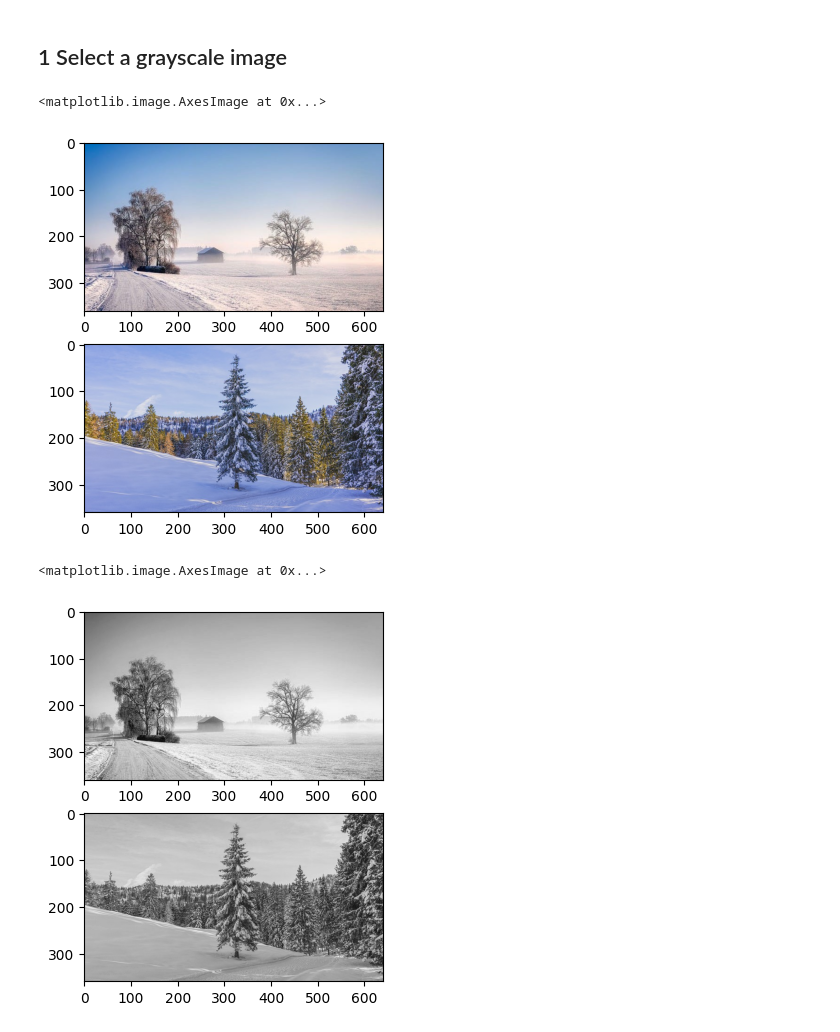
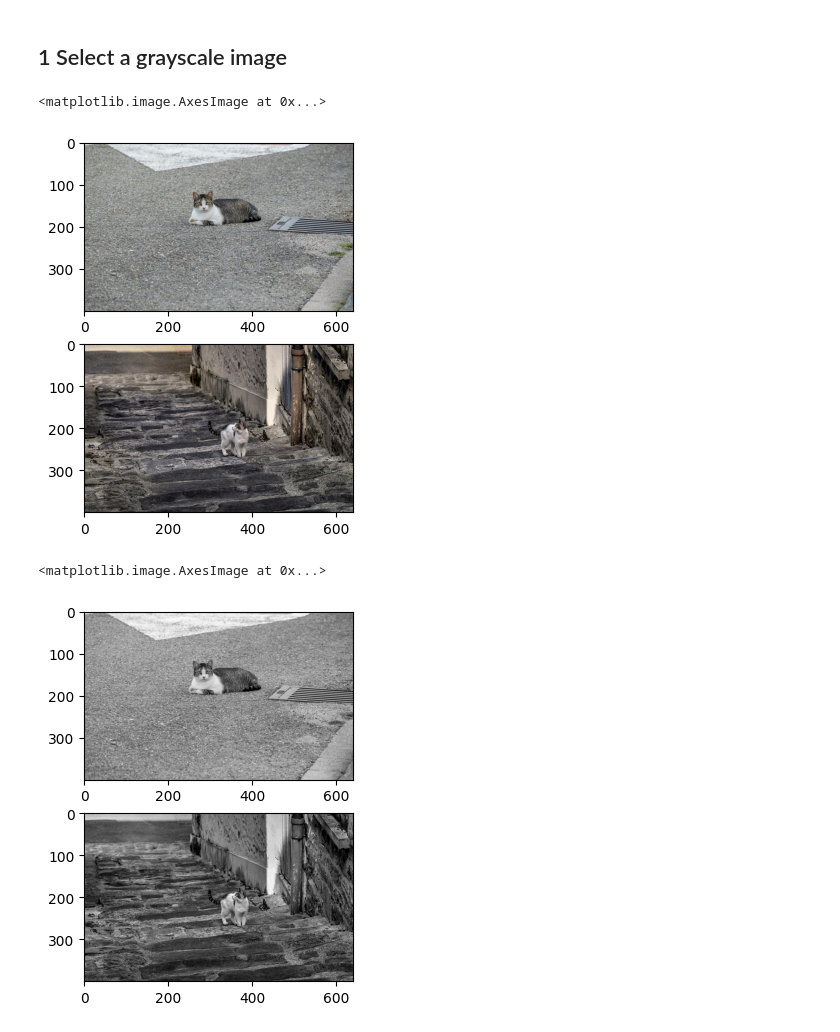
Before and after one commit to lucieniii/UCL-IP-2022, a Jupyter notebook: Practical3/Practical3.ipynb, the cells around one changed output. Cells and saved outputs as stored; diff of their text form; code cells hidden in the pictures.

```diff
--- a/Practical3/Practical3.ipynb
+++ b/Practical3/Practical3.ipynb
@@ -11,25 +14,30 @@ import os
 # %% [markdown]
 ## 1 Select a grayscale image
 # %%
-src_image = plt.imread('snow.jpg')
-dst_image = plt.imread('pine.jpg')
+src_image = plt.imread('cat-road_640.jpg')
+dst_image = plt.imread('cat-street_640.jpg')
 
+#src_image = plt.imread('snow.jpg')
+#dst_image = plt.imread('pine.jpg')
+
+src_image = src_image.astype(np.float32) / 255.
+dst_image = dst_image.astype(np.float32) / 255.
 
 height, width, ch = src_image.shape
 
 fig, ax = plt.subplots(2, 1)
 ax[0].imshow(src_image)
 ax[1].imshow(dst_image)
 # %% [output]
 <matplotlib.image.AxesImage at 0x...>
-[figure, old version]
+[figure, new version]
 # %%
-src_image_gray = np.round(np.mean(src_image, axis=2)).astype(np.uint8)
-dst_image_gray = np.round(np.mean(dst_image, axis=2)).astype(np.uint8)
+src_image_gray = np.mean(src_image, axis=2)
+dst_image_gray = np.mean(dst_image, axis=2)
 
 fig, ax = plt.subplots(2, 1)
 ax[0].imshow(src_image_gray, cmap='gray')
 ax[1].imshow(dst_image_gray, cmap='gray')
 # %% [output]
 <matplotlib.image.AxesImage at 0x...>
-[figure, old version]
+[figure, new version]
```
Also changed, not shown: parts of 25 cells of this notebook.
